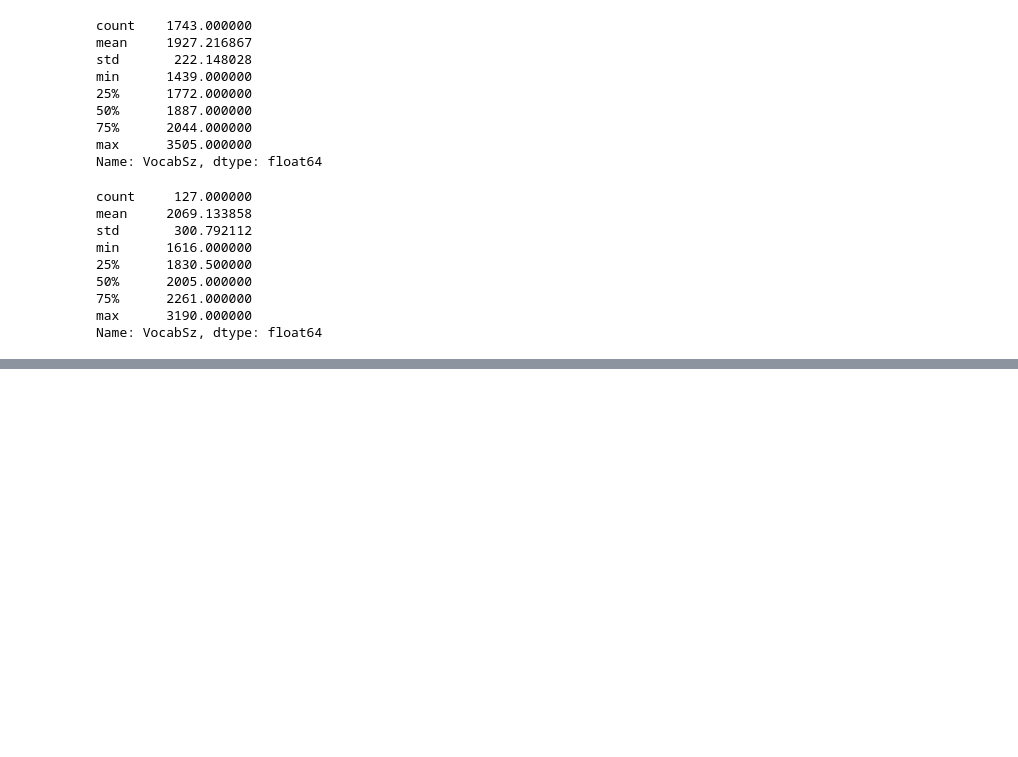
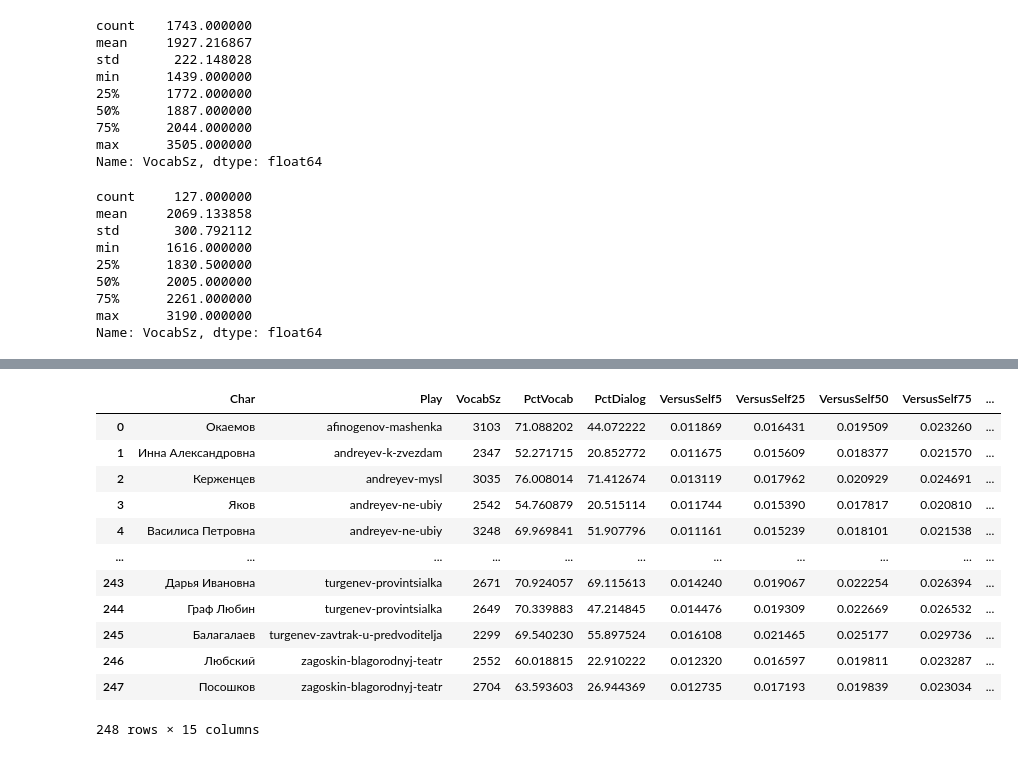
Before and after one commit to perechen/difs-character-voices, a Jupyter notebook: data/all_stars_clean.ipynb, the cells around one changed output, grey strips where cells are left out. Cells and saved outputs as stored; diff of their text form; code cells hidden in the pictures; blank space fills up the shorter version.

```diff
--- a/data/all_stars_clean.ipynb
+++ b/data/all_stars_clean.ipynb
@@ -755,0 +996,16 @@ Name: VocabSz, dtype: float64
+# %%
+energy_df_rus
+# %% [output]
+|  | Char | Play | VocabSz | PctVocab | PctDialog | VersusSelf5 | VersusSelf25 | VersusSelf50 | VersusSelf75 | ... |
+| 0 | Окаемов | afinogenov-mashenka | 3103 | 71.088202 | 44.072222 | 0.011869 | 0.016431 | 0.019509 | 0.023260 | ... |
+| 1 | Инна Александровна | andreyev-k-zvezdam | 2347 | 52.271715 | 20.852772 | 0.011675 | 0.015609 | 0.018377 | 0.021570 | ... |
+| 2 | Керженцев | andreyev-mysl | 3035 | 76.008014 | 71.412674 | 0.013119 | 0.017962 | 0.020929 | 0.024691 | ... |
+| 3 | Яков | andreyev-ne-ubiy | 2542 | 54.760879 | 20.515114 | 0.011744 | 0.015390 | 0.017817 | 0.020810 | ... |
+| 4 | Василиса Петровна | andreyev-ne-ubiy | 3248 | 69.969841 | 51.907796 | 0.011161 | 0.015239 | 0.018101 | 0.021538 | ... |
+| ... | ... | ... | ... | ... | ... | ... | ... | ... | ... | ... |
+| 243 | Дарья Ивановна | turgenev-provintsialka | 2671 | 70.924057 | 69.115613 | 0.014240 | 0.019067 | 0.022254 | 0.026394 | ... |
+| 244 | Граф Любин | turgenev-provintsialka | 2649 | 70.339883 | 47.214845 | 0.014476 | 0.019309 | 0.022669 | 0.026532 | ... |
+| 245 | Балагалаев | turgenev-zavtrak-u-predvoditelja | 2299 | 69.540230 | 55.897524 | 0.016108 | 0.021465 | 0.025177 | 0.029736 | ... |
+| 246 | Любский | zagoskin-blagorodnyj-teatr | 2552 | 60.018815 | 22.910222 | 0.012320 | 0.016597 | 0.019811 | 0.023287 | ... |
+| 247 | Посошков | zagoskin-blagorodnyj-teatr | 2704 | 63.593603 | 26.944369 | 0.012735 | 0.017193 | 0.019839 | 0.023034 | ... |
+248 rows × 15 columns
```
Also changed, not shown: parts of 5 cells of this notebook.
